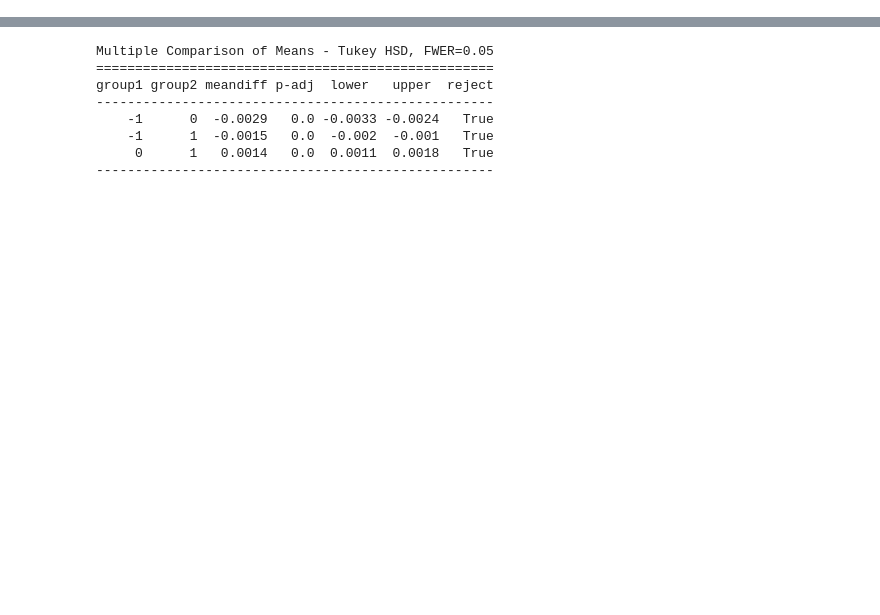
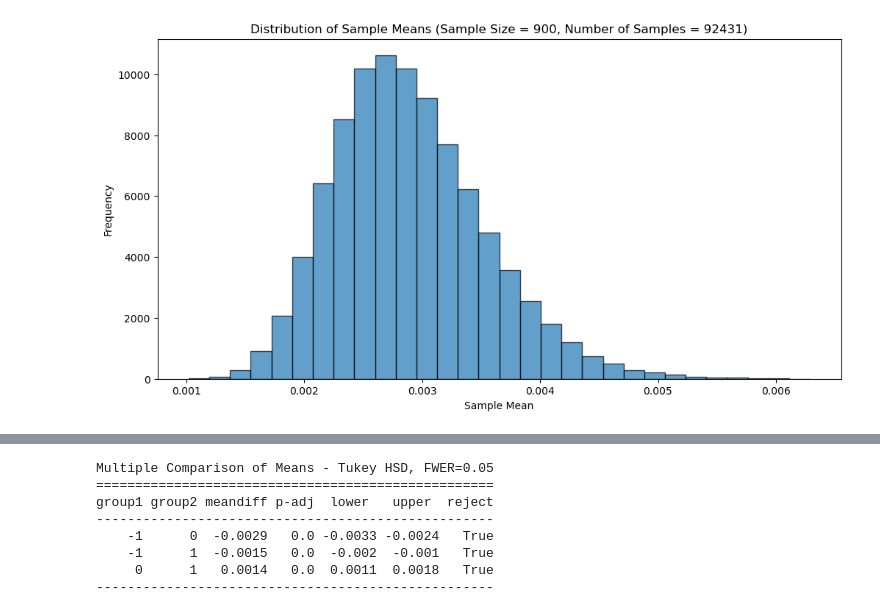
Before and after one commit to gli-i/reddit-data-analysis, a Jupyter notebook: stats_tests.ipynb, the cells around one changed output, grey strips where cells are left out. Cells and saved outputs as stored; diff of their text form; code cells hidden in the pictures; blank space fills up the shorter version.

```diff
--- a/stats_tests.ipynb
+++ b/stats_tests.ipynb
@@ -9,0 +74,22 @@ submissions_df = pd.read_csv("submissions.csv", lineterminator='\n')
+# %%
+submissions_linked_df[submissions_linked_df['num_comments'] > 0]
+
+submissions_linked_df['comment_based_popularity_score'] = (submissions_linked_df['positive_count'] + submissions_linked_df['negative_count'])
+# %%
+#apply CLT to the scaled popularity scores
+sample_size = 900
+num_samples= submissions_linked_df.shape[0]
+#some observations will be included in multiple samples, but this will give a more nice normal distribution
+
+sample_means = applyCLT(submissions_linked_df['scaled_popularity_score'], sample_size
+                        ,num_samples)
+
+submissions_linked_df['scaled_popularity_score_CLT'] = sample_means
+plt.figure(figsize=(12, 6))
+plt.hist(sample_means, bins=30, edgecolor='k', alpha=0.7)
+plt.title(f'Distribution of Sample Means (Sample Size = {sample_size}, Number of Samples = {num_samples})')
+plt.xlabel('Sample Mean')
+plt.ylabel('Frequency')
+plt.show()
+# %% [output]
+[figure, added]
```
Also changed, not shown: parts of 19 cells of this notebook.
